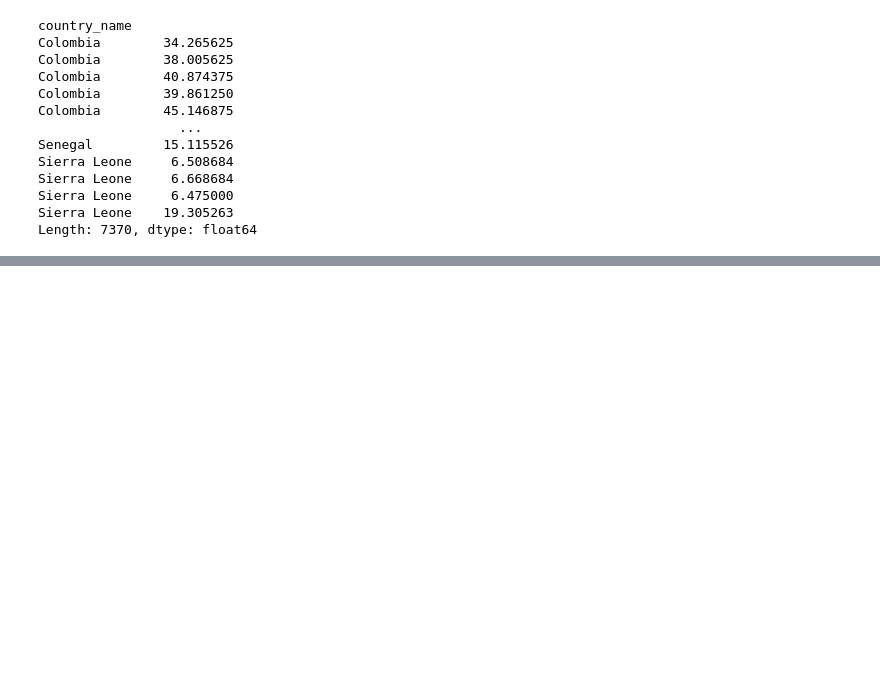
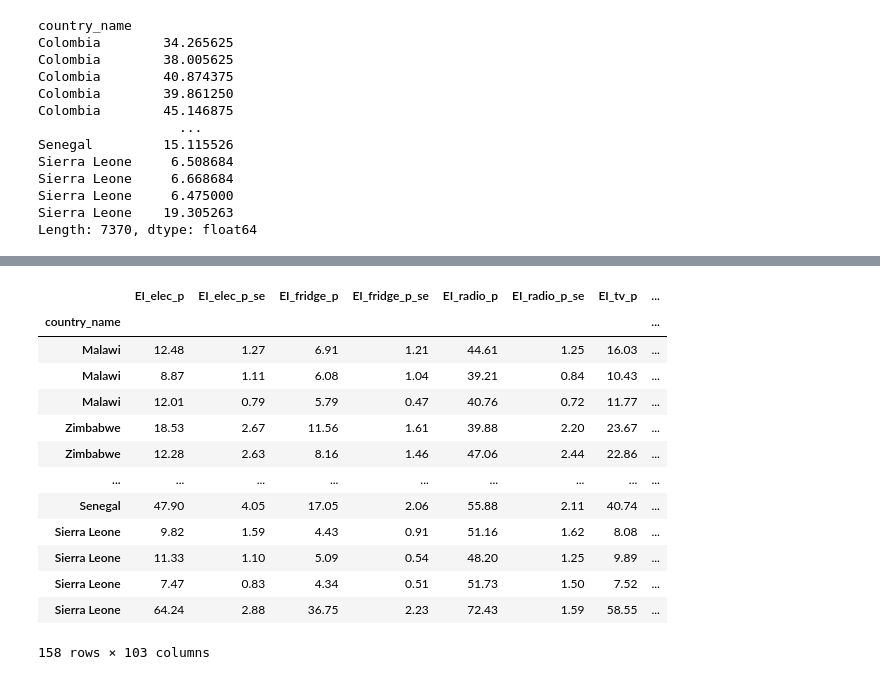
Before and after one commit to Betsy-Kalkwarf/Women-Well-Being, a Jupyter notebook: jm_code.ipynb, the cells around one changed output, grey strips where cells are left out. Drawn from its saved outputs; the diff is of its cells as text; code cells hidden in the pictures; blank space fills up the shorter version.

```diff
--- a/jm_code.ipynb
+++ b/jm_code.ipynb
@@ -232,0 +302,3 @@ Length: 7370, dtype: float64
+# %%
+df=df.dropna(how="any")
+df.count()
@@ -232,0 +318,19 @@ Length: 7370, dtype: float64
+# %%
+df.set_index('country_name', inplace=True)
+# %%
+df
+# %% [output]
+|  | EI_elec_p | EI_elec_p_se | EI_fridge_p | EI_fridge_p_se | EI_radio_p | EI_radio_p_se | EI_tv_p | ... |
+| country_name |  |  |  |  |  |  |  | ... |
+| Malawi | 12.48 | 1.27 | 6.91 | 1.21 | 44.61 | 1.25 | 16.03 | ... |
+| Malawi | 8.87 | 1.11 | 6.08 | 1.04 | 39.21 | 0.84 | 10.43 | ... |
+| Malawi | 12.01 | 0.79 | 5.79 | 0.47 | 40.76 | 0.72 | 11.77 | ... |
+| Zimbabwe | 18.53 | 2.67 | 11.56 | 1.61 | 39.88 | 2.20 | 23.67 | ... |
+| Zimbabwe | 12.28 | 2.63 | 8.16 | 1.46 | 47.06 | 2.44 | 22.86 | ... |
+| ... | ... | ... | ... | ... | ... | ... | ... | ... |
+| Senegal | 47.90 | 4.05 | 17.05 | 2.06 | 55.88 | 2.11 | 40.74 | ... |
+| Sierra Leone | 9.82 | 1.59 | 4.43 | 0.91 | 51.16 | 1.62 | 8.08 | ... |
+| Sierra Leone | 11.33 | 1.10 | 5.09 | 0.54 | 48.20 | 1.25 | 9.89 | ... |
+| Sierra Leone | 7.47 | 0.83 | 4.34 | 0.51 | 51.73 | 1.50 | 7.52 | ... |
+| Sierra Leone | 64.24 | 2.88 | 36.75 | 2.23 | 72.43 | 1.59 | 58.55 | ... |
+158 rows × 103 columns
```
Also changed, not shown: parts of 5 cells of this notebook.
